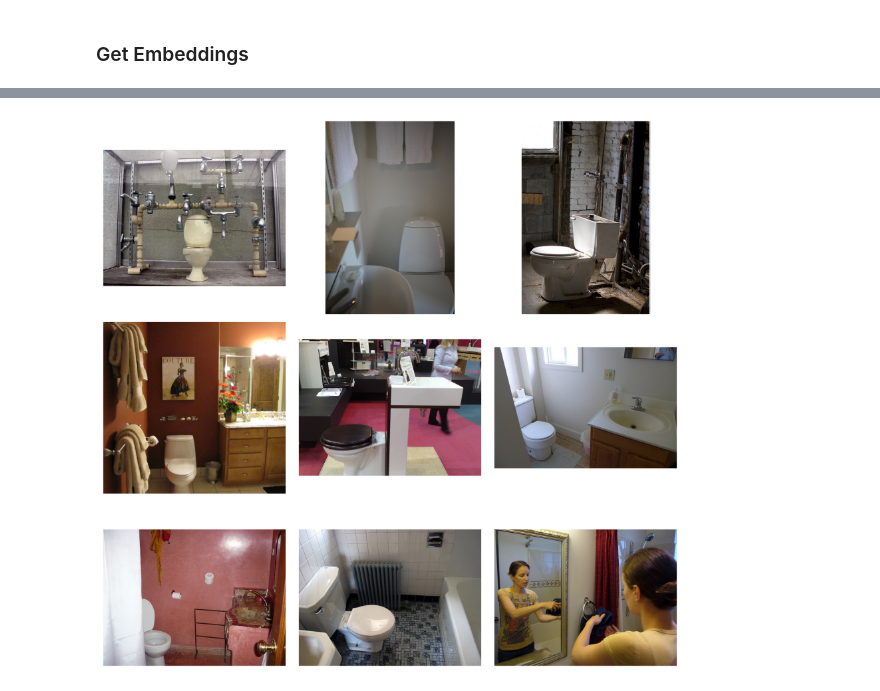
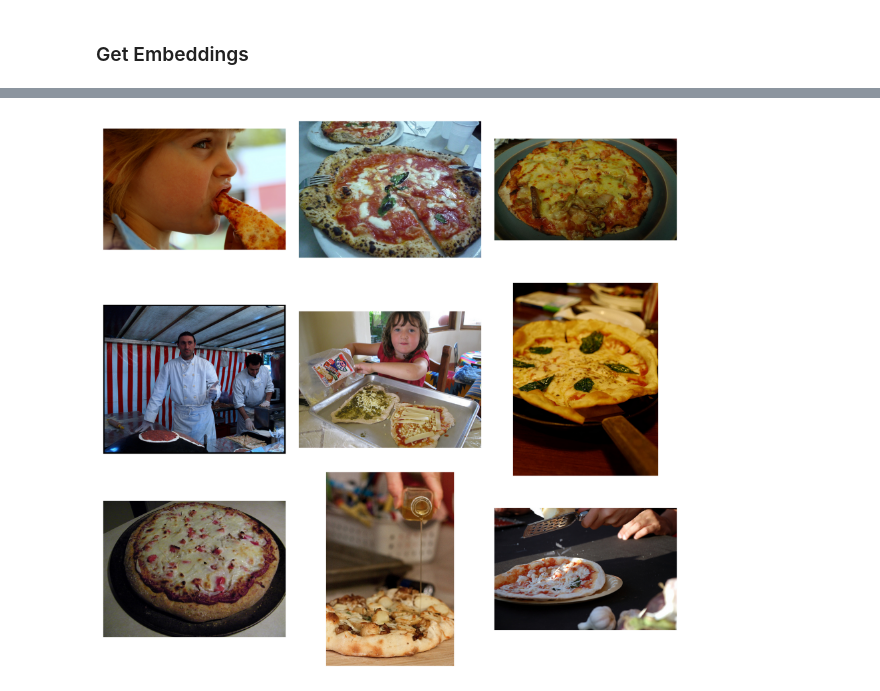
Before and after one commit to KarahanS/Visual-Genome-Python-Driver, a Jupyter notebook: notebooks/clustering.ipynb, the cells around one changed output, grey strips where cells are left out. Cells and saved outputs as stored; diff of their text form; code cells hidden in the pictures.

```diff
--- a/notebooks/clustering.ipynb
+++ b/notebooks/clustering.ipynb
@@ -176,7 +194,7 @@ def number_of_clusters(image_regions_csv, model_name):
 # Elbow method does not seem to be a good metric to measure cluster quality due to "curse of dimensionality" - prone to overfitting
 # number_of_clusters(image_regions_csv, model_name) # it takes 80 mins for range(10, 300)
 # %%
-n_clusters = 30
+n_clusters = 80
 
 def make_clusters(images_regions, n_clusters):
     data, assigned_clusters = cluster(images_regions, n_clusters)
@@ -329,4 +347,4 @@ embedding_clusters.head()
 # %%
-vg.visualize_cluster(embedding_clusters, cluster = 6, n = 3)
+vg.visualize_cluster(embedding_clusters, cluster = 8, n = 3)
 # %% [output]
-[figure, old version]
+[figure, new version]
```
Also changed, not shown: parts of 12 cells of this notebook, 9 other files.
